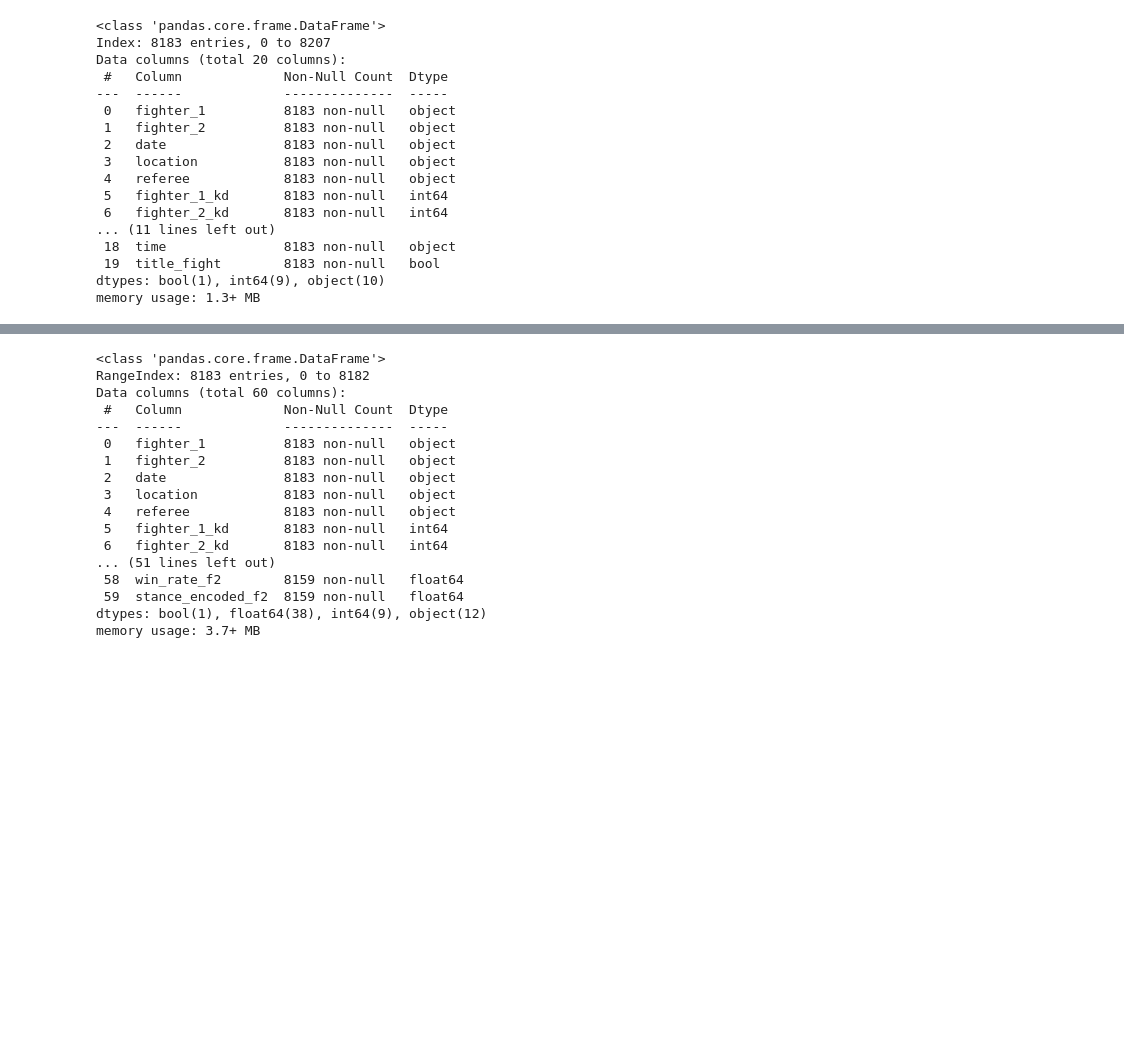
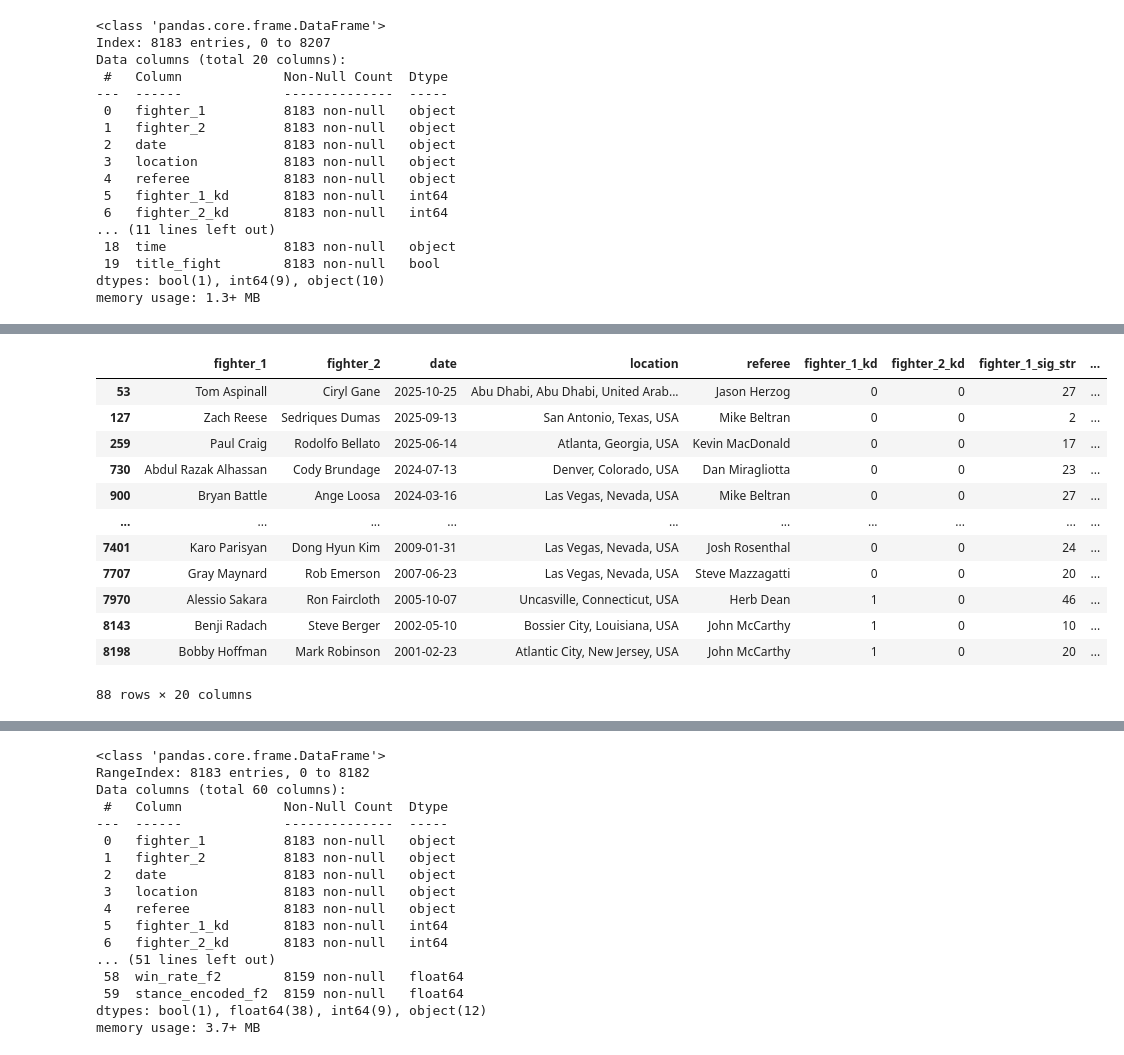
Before and after one commit to LLWICK/UFC-Fight-Winner-Predictor-Machine-learning, a Jupyter notebook: training/training.ipynb, the cells around one changed output, grey strips where cells are left out. Cells and saved outputs as stored; diff of their text form; code cells hidden in the pictures; blank space fills up the shorter version.

```diff
--- a/training/training.ipynb
+++ b/training/training.ipynb
@@ -744,0 +819,16 @@ memory usage: 1.3+ MB
+# %%
+df_fights[df_fights['result']=='nc']
+# %% [output]
+|  | fighter_1 | fighter_2 | date | location | referee | fighter_1_kd | fighter_2_kd | fighter_1_sig_str | ... |
+| 53 | Tom Aspinall | Ciryl Gane | 2025-10-25 | Abu Dhabi, Abu Dhabi, United Arab... | Jason Herzog | 0 | 0 | 27 | ... |
+| 127 | Zach Reese | Sedriques Dumas | 2025-09-13 | San Antonio, Texas, USA | Mike Beltran | 0 | 0 | 2 | ... |
+| 259 | Paul Craig | Rodolfo Bellato | 2025-06-14 | Atlanta, Georgia, USA | Kevin MacDonald | 0 | 0 | 17 | ... |
+| 730 | Abdul Razak Alhassan | Cody Brundage | 2024-07-13 | Denver, Colorado, USA | Dan Miragliotta | 0 | 0 | 23 | ... |
+| 900 | Bryan Battle | Ange Loosa | 2024-03-16 | Las Vegas, Nevada, USA | Mike Beltran | 0 | 0 | 27 | ... |
+| ... | ... | ... | ... | ... | ... | ... | ... | ... | ... |
+| 7401 | Karo Parisyan | Dong Hyun Kim | 2009-01-31 | Las Vegas, Nevada, USA | Josh Rosenthal | 0 | 0 | 24 | ... |
+| 7707 | Gray Maynard | Rob Emerson | 2007-06-23 | Las Vegas, Nevada, USA | Steve Mazzagatti | 0 | 0 | 20 | ... |
+| 7970 | Alessio Sakara | Ron Faircloth | 2005-10-07 | Uncasville, Connecticut, USA | Herb Dean | 1 | 0 | 46 | ... |
+| 8143 | Benji Radach | Steve Berger | 2002-05-10 | Bossier City, Louisiana, USA | John McCarthy | 1 | 0 | 10 | ... |
+| 8198 | Bobby Hoffman | Mark Robinson | 2001-02-23 | Atlantic City, New Jersey, USA | John McCarthy | 1 | 0 | 20 | ... |
+88 rows × 20 columns
```
Also changed, not shown: parts of 13 cells of this notebook.
